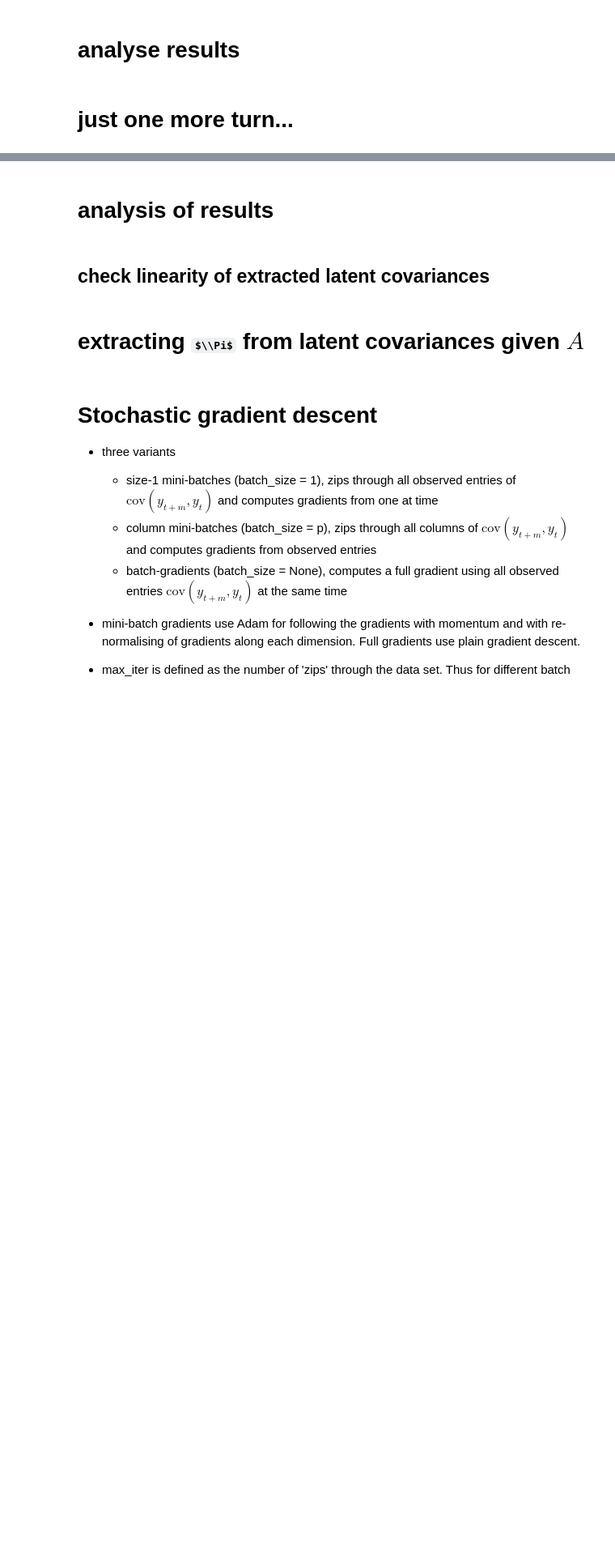
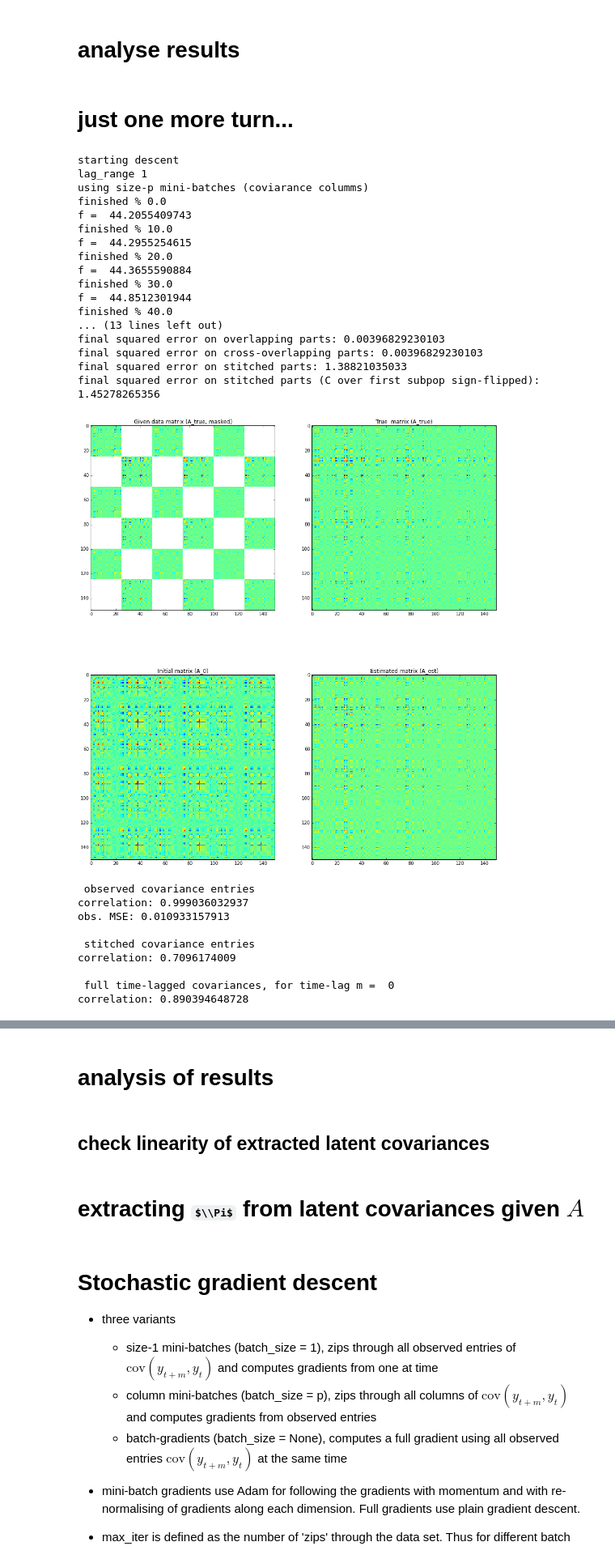
Before and after one commit to mackelab/le_stitch, a Jupyter notebook: iterSSID/python/dev/SSID_SGD_playground.ipynb, the cells around one changed output, grey strips where cells are left out. Shown at 81% size. Cells and saved outputs as stored; diff of their text form; code cells hidden in the pictures; some formulas as TeX source; blank space fills up the shorter version.

```diff
--- a/iterSSID/python/dev/SSID_SGD_playground.ipynb
+++ b/iterSSID/python/dev/SSID_SGD_playground.ipynb
@@ -13,7 +13,7 @@ import glob, os
 
 os.chdir('../core')
 import SSID_Hankel_loss
-from utility import get_subpop_stats, draw_sys
+from utility import get_subpop_stats, draw_sys, gen_data
 from SSID_Hankel_loss import run_bad, plot_outputs_l2_gradient_test, l2_sis_setup
 os.chdir('../dev')
 
@@ -28,13 +28,13 @@ os.chdir('../../code_le_stitch/iterSSID/python/dev')
 
 #np.random.seed(0)
 
-p,n,nr = 1000, 3, 1
+p,n,nr = 50, 3, 1
 k,l = 3,3
 
-T = np.inf
+T = 10000
 mmap = True
-chunksize = 500
-max_i = int(np.floor(p/chunksize))
+chunksize = p
+max_i = p//chunksize
 max_zip_size = p
 
 eig_m_r, eig_M_r, eig_m_c, eig_M_c = 0.8, 0.99, 0.8, 0.99
@@ -42,7 +42,7 @@ eig_m_r, eig_M_r, eig_m_c, eig_M_c = 0.8, 0.99, 0.8, 0.99
 batch_size = p # batch_size = 1 (size-1 mini-batches), p (column mini-batches), None (full gradients)
 
 a, b1, b2, e = 0.001, 0.9, 0.99, 1e-8
-max_iter_nl  = 50
+max_iter_nl  = 500
 max_iter_lin = 0
 reps = 1
 
@@ -89,8 +89,7 @@ pars_true['d'], pars_true['mu0'], pars_true['V0'] = np.zeros(p), np.zeros(n), pa
 if calc_stats:
     x,y = np.zeros((n,0)), np.zeros((p,0))
 else:
-    x,y,_ = ssm_scripts.sim_data(pars=pars_true, t_tot= T )
-    x,y = x[:,:,0], y[:,:,0]
+    x,y = gen_data(pars=pars_true, T = T )
     for m in range(k+l):
         if mmap:
             Q = np.memmap('../fits/Qs_'+str(m), dtype=np.float, mode='w+', shape=(p,p))
@@ -262,19 +295,47 @@ np.random.randint(k+l)
 # %% [markdown]
 # just one more turn...
 # %%
-max_iter_nl = 50
+max_iter_nl = 2000
 lag_range = 1
 linearity = 'False'
 _, pars_est, traces = run_bad(k=k,l=l,n=n,Qs=Qs,Om=Om,Qs_full=None,
                               sub_pops=sub_pops,idx_grp=idx_grp,co_obs=co_obs,obs_idx=obs_idx,
                               linearity=linearity,stable=stable,init=pars_est,
                               a=a,b1=b1,b2=b2,e=e,max_iter=max_iter_nl,batch_size=batch_size,
                               verbose=verbose, sym_psd=sym_psd, lag_range = lag_range)
 f_i = l2_sis_setup(k,l,n,Qs,Om,idx_grp,obs_idx)[0] # get f to compute final errors
 plot_outputs_l2_gradient_test(pars_true, pars_init, pars_est, k, l, Qs,
                                    Qs, Om, Om, Om, f_i, None, traces = traces,
                                    linearity=linearity, idx_grp = idx_grp, co_obs = co_obs,
                                    if_flip = True, m = 0)
 
 plt.plot(pars_true['R'], pars_est['R'], 'k.')
 plt.show()
+# %% [output]
+starting descent
+lag_range 1
+using size-p mini-batches (coviarance columms)
+finished % 0.0
+f =  44.2055409743
+finished % 10.0
+f =  44.2955254615
+finished % 20.0
+f =  44.3655590884
+finished % 30.0
+f =  44.8512301944
+finished % 40.0
+... (13 lines left out)
+final squared error on overlapping parts: 0.00396829230103
+final squared error on cross-overlapping parts: 0.00396829230103
+final squared error on stitched parts: 1.38821035033
+final squared error on stitched parts (C over first subpop sign-flipped): 1.45278265356
+[figure, added]
+ observed covariance entries
+correlation: 0.999036032937
+obs. MSE: 0.010933157913
+
+ stitched covariance entries
+correlation: 0.7096174009
+
+ full time-lagged covariances, for time-lag m =  0
+correlation: 0.890394648728
```
Also changed, not shown: parts of 4 cells of this notebook, 2 other files.
